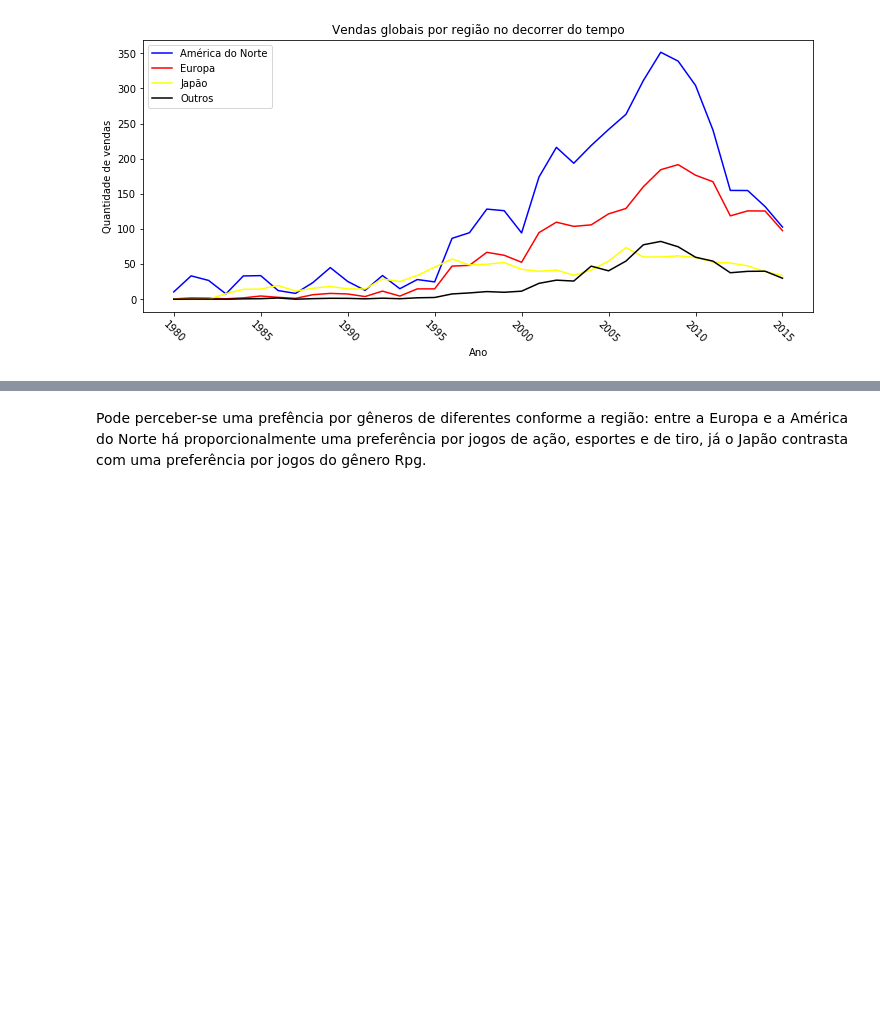
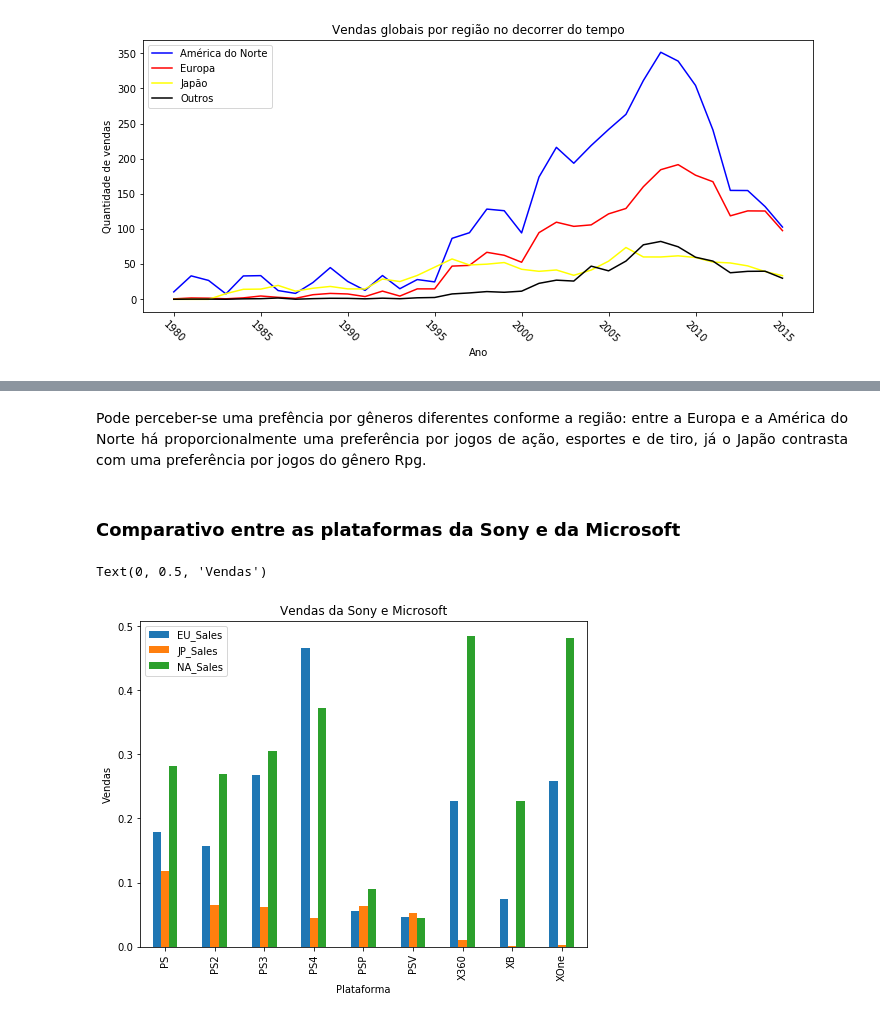
Before and after one commit to VanessaWille/visualizacao_vgsales, a Jupyter notebook: Vanessa.ipynb, the cells around one changed output, grey strips where cells are left out. Saved outputs shown, nothing was run; the diff lists cells and outputs as text; code cells hidden in the pictures; blank space fills up the shorter version.

```diff
--- a/Vanessa.ipynb
+++ b/Vanessa.ipynb
@@ -359,2 +387,17 @@ NameError: name 'df' is not defined
 # %% [markdown]
-<p style='text-align: justify;'> Pode perceber-se uma prefência por gêneros de diferentes conforme a região: entre a Europa e a América do Norte há proporcionalmente uma preferência por jogos de ação, esportes e de tiro, já o Japão contrasta com uma preferência por jogos do gênero Rpg.
+<p style='text-align: justify;'> Pode perceber-se uma prefência por gêneros diferentes conforme a região: entre a Europa e a América do Norte há proporcionalmente uma preferência por jogos de ação, esportes e de tiro, já o Japão contrasta com uma preferência por jogos do gênero Rpg.
+# %% [markdown]
+### Comparativo entre as plataformas da Sony e da Microsoft
+# %%
+df_platform_region = df[['Platform', 'EU_Sales', 'JP_Sales', 'NA_Sales']]
+# selecionando as linhas das plataformas Sony e Microsoft
+df3 = df_platform_region[(df_platform_region['Platform'].str.startswith('X')) | (df_platform_region['Platform'].str.startswith('PS'))]
+#plotando o gráfico das vendas por região
+df3_group = df3.groupby('Platform').mean()
+df3_group[['EU_Sales', 'JP_Sales', 'NA_Sales']].plot(kind='bar', figsize=(8,6))
+plt.title('Vendas da Sony e Microsoft')
+plt.xlabel('Plataforma')
+plt.ylabel('Vendas')
+# %% [output]
+Text(0, 0.5, 'Vendas')
+[figure, added]
```
Also changed, not shown: parts of 15 cells of this notebook, 1 other file.
